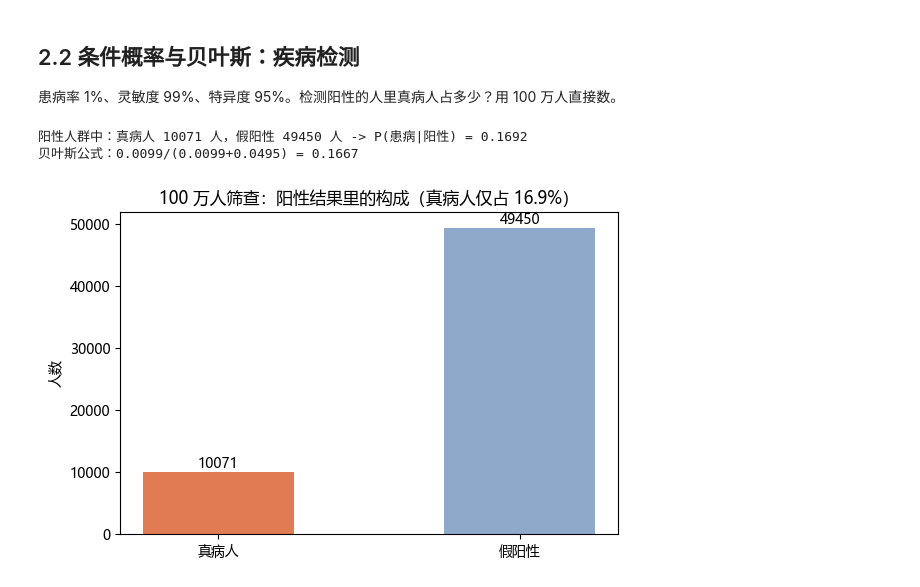
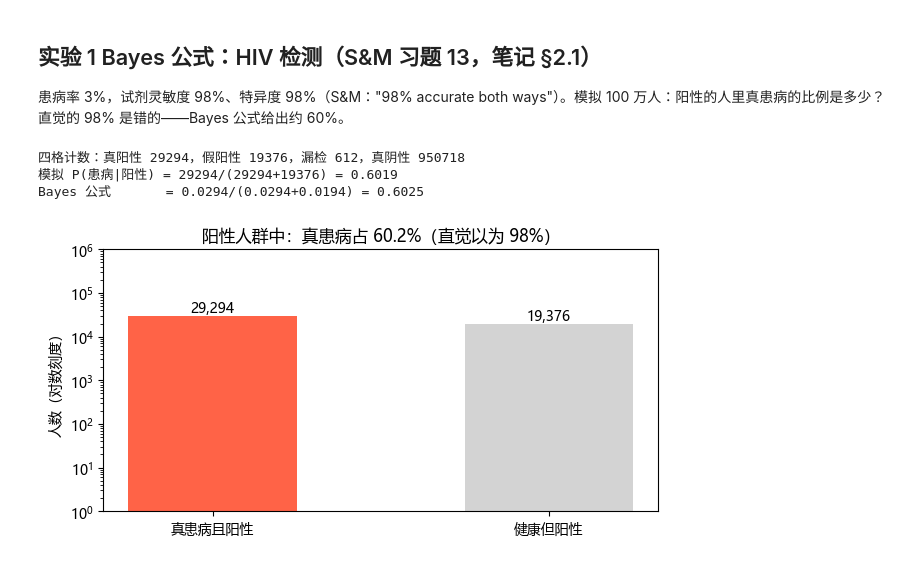
Before and after one commit to linxiawmt/MASAMI-Brain, a Jupyter notebook: docs/mc/nb/ch02.ipynb, the cells around one changed output. Saved outputs shown, nothing was run; the diff lists cells and outputs as text; code cells hidden in the pictures.

Commit message:
随机模拟重建 ch02 概率论基础（D&S2∪S&M1.2：三公理→乘法/全概率/Bayes、蒙提霍尔似然复盘、PDF/CDF三例、E[s²]无偏全推导与自由度、δ函数统一离散连续、和的方差→标准误差、Chebyshev→弱LLN、CLT置信限、两法方差账4.68、重尾反例；7书图+6实跑图）

```diff
--- a/docs/mc/nb/ch02.ipynb
+++ b/docs/mc/nb/ch02.ipynb
@@ -5,15 +9,16 @@
 # %%
 import numpy as np
 import matplotlib.pyplot as plt
+import math
 from pathlib import Path
 
 plt.rcParams["font.sans-serif"] = ["Microsoft YaHei"]
 plt.rcParams["axes.unicode_minus"] = False
-
 FIGDIR = Path(r"E:/Desktop/深度学习/mynotes/docs/mc/images/ch02")
 FIGDIR.mkdir(parents=True, exist_ok=True)
 
 def save(fig, name):
     fig.savefig(FIGDIR / name, dpi=150, bbox_inches="tight")
 
-rng = np.random.default_rng(2025)
+rng = np.random.default_rng(2024)   # 全章共用一个随机数流
+print("numpy", np.__version__)
@@ -43,24 +27,30 @@ print("最大偏差:", np.abs(freq - theory).max())
-# %% [markdown]
-## 2.2 条件概率与贝叶斯：疾病检测
-
-患病率 1%、灵敏度 99%、特异度 95%。检测阳性的人里真病人占多少？用 100 万人直接数。
+# %% [markdown]
+## 实验 1 Bayes 公式：HIV 检测（S&M 习题 13，笔记 §2.1）
+
+患病率 3%，试剂灵敏度 98%、特异度 98%（S&M："98% accurate both ways"）。模拟 100 万人：阳性的人里真患病的比例是多少？直觉的 98% 是错的——Bayes 公式给出约 60%。
 # %%
 Pop = 1_000_000
-prev, sens, spec = 0.01, 0.99, 0.95
-sick = rng.random(Pop) < prev                                   # 是否真患病
-pos = np.where(sick, rng.random(Pop) < sens, rng.random(Pop) < 1 - spec)
+prev, sens, spec = 0.03, 0.98, 0.98
+sick = rng.random(Pop) < prev                                       # 是否真患病
+pos  = np.where(sick, rng.random(Pop) < sens, rng.random(Pop) < 1 - spec)  # 是否测出阳性
 
-tp, fp = int((sick & pos).sum()), int((~sick & pos).sum())      # 真阳性 / 假阳性
+tp, fp = int((sick & pos).sum()), int((~sick & pos).sum())          # 真阳性 / 假阳性
+fn, tn = int((sick & ~pos).sum()), int((~sick & ~pos).sum())
 ppv = tp / (tp + fp)
-print(f"阳性人群中：真病人 {tp} 人，假阳性 {fp} 人 -> P(患病|阳性) = {ppv:.4f}")
-print(f"贝叶斯公式：{prev*sens:.4f}/({prev*sens:.4f}+{0.99*0.05:.4f}) = {prev*sens/(prev*sens+(1-prev)*(1-spec)):.4f}")
+theory = prev * sens / (prev * sens + (1 - prev) * (1 - spec))
+print(f"四格计数：真阳性 {tp}，假阳性 {fp}，漏检 {fn}，真阴性 {tn}")
+print(f"模拟 P(患病|阳性) = {tp}/({tp}+{fp}) = {ppv:.4f}")
+print(f"Bayes 公式       = {prev*sens:.4f}/({prev*sens:.4f}+{(1-prev)*(1-spec):.4f}) = {theory:.4f}")
 
-fig, ax = plt.subplots(figsize=(6, 4))
-bars = ax.bar(["真病人", "假阳性"], [tp, fp], width=0.5, color=["#e07b54", "#8ea9c9"])
-ax.bar_label(bars, fmt="%d")
-ax.set(ylabel="人数", title=f"100 万人筛查：阳性结果里的构成（真病人仅占 {ppv*100:.1f}%）")
-fig.tight_layout(); save(fig, "out-bayes.png"); plt.show()
+fig, ax = plt.subplots(figsize=(6.4, 3.4))
+bars = ax.bar(["真患病且阳性", "健康但阳性"], [tp, fp], color=["tomato", "lightgray"], width=0.5)
+for b, v in zip(bars, [tp, fp]):
+    ax.text(b.get_x() + b.get_width()/2, v, f"{v:,}", ha="center", va="bottom", fontsize=10)
+ax.set_yscale("log"); ax.set_ylim(1, 1e6); ax.set_ylabel("人数（对数刻度）")
+ax.set_title(f"阳性人群中：真患病占 {ppv*100:.1f}%（直觉以为 98%）")
+fig.tight_layout(); save(fig, "out-2-1.png"); plt.show()
 # %% [output]
-阳性人群中：真病人 10071 人，假阳性 49450 人 -> P(患病|阳性) = 0.1692
-贝叶斯公式：0.0099/(0.0099+0.0495) = 0.1667
+四格计数：真阳性 29294，假阳性 19376，漏检 612，真阴性 950718
+模拟 P(患病|阳性) = 29294/(29294+19376) = 0.6019
+Bayes 公式       = 0.0294/(0.0294+0.0194) = 0.6025
-[figure, old version]
+[figure, new version]
```
Also changed, not shown: parts of 23 cells of this notebook, 20 other files.
